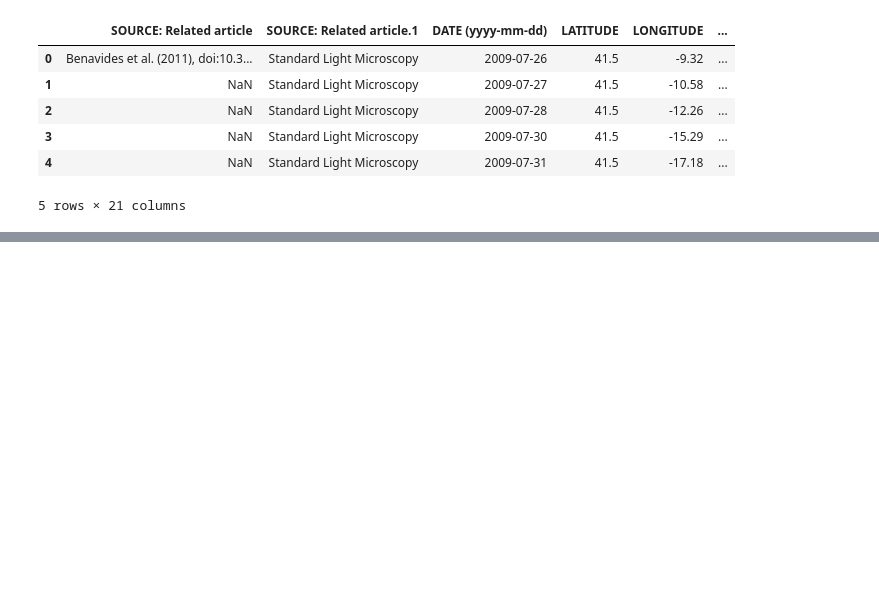
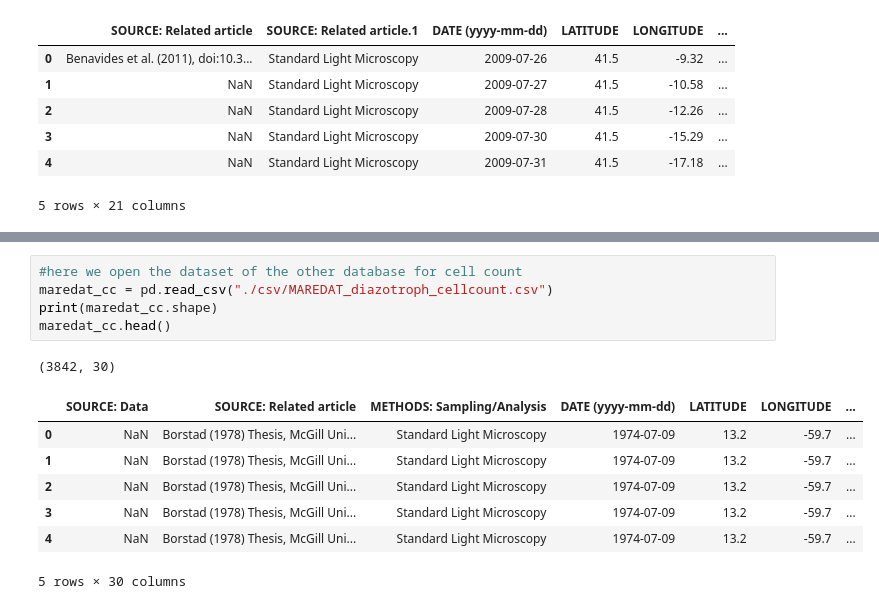
Before and after one commit to systemsecologygroup/N2-fixers-in-the-ocean, a Jupyter notebook: obs_diazotr.ipynb, the cells around one changed output, grey strips where cells are left out. Drawn from its saved outputs; the diff is of its cells as text; blank space fills up the shorter version.

```diff
--- a/obs_diazotr.ipynb
+++ b/obs_diazotr.ipynb
@@ -110,0 +118,14 @@ dtype: int64
+# %%
+#here we open the dataset of the other database for cell count
+maredat_cc = pd.read_csv("./csv/MAREDAT_diazotroph_cellcount.csv")
+print(maredat_cc.shape)
+maredat_cc.head()
+# %% [output]
+(3842, 30)
+|  | SOURCE: Data | SOURCE: Related article | METHODS: Sampling/Analysis | DATE (yyyy-mm-dd) | LATITUDE | LONGITUDE | ... |
+| 0 | NaN | Borstad (1978) Thesis, McGill Uni... | Standard Light Microscopy | 1974-07-09 | 13.2 | -59.7 | ... |
+| 1 | NaN | Borstad (1978) Thesis, McGill Uni... | Standard Light Microscopy | 1974-07-09 | 13.2 | -59.7 | ... |
+| 2 | NaN | Borstad (1978) Thesis, McGill Uni... | Standard Light Microscopy | 1974-07-09 | 13.2 | -59.7 | ... |
+| 3 | NaN | Borstad (1978) Thesis, McGill Uni... | Standard Light Microscopy | 1974-07-09 | 13.2 | -59.7 | ... |
+| 4 | NaN | Borstad (1978) Thesis, McGill Uni... | Standard Light Microscopy | 1974-07-09 | 13.2 | -59.7 | ... |
+5 rows × 30 columns
```
Also changed, not shown: parts of 5 cells of this notebook.
